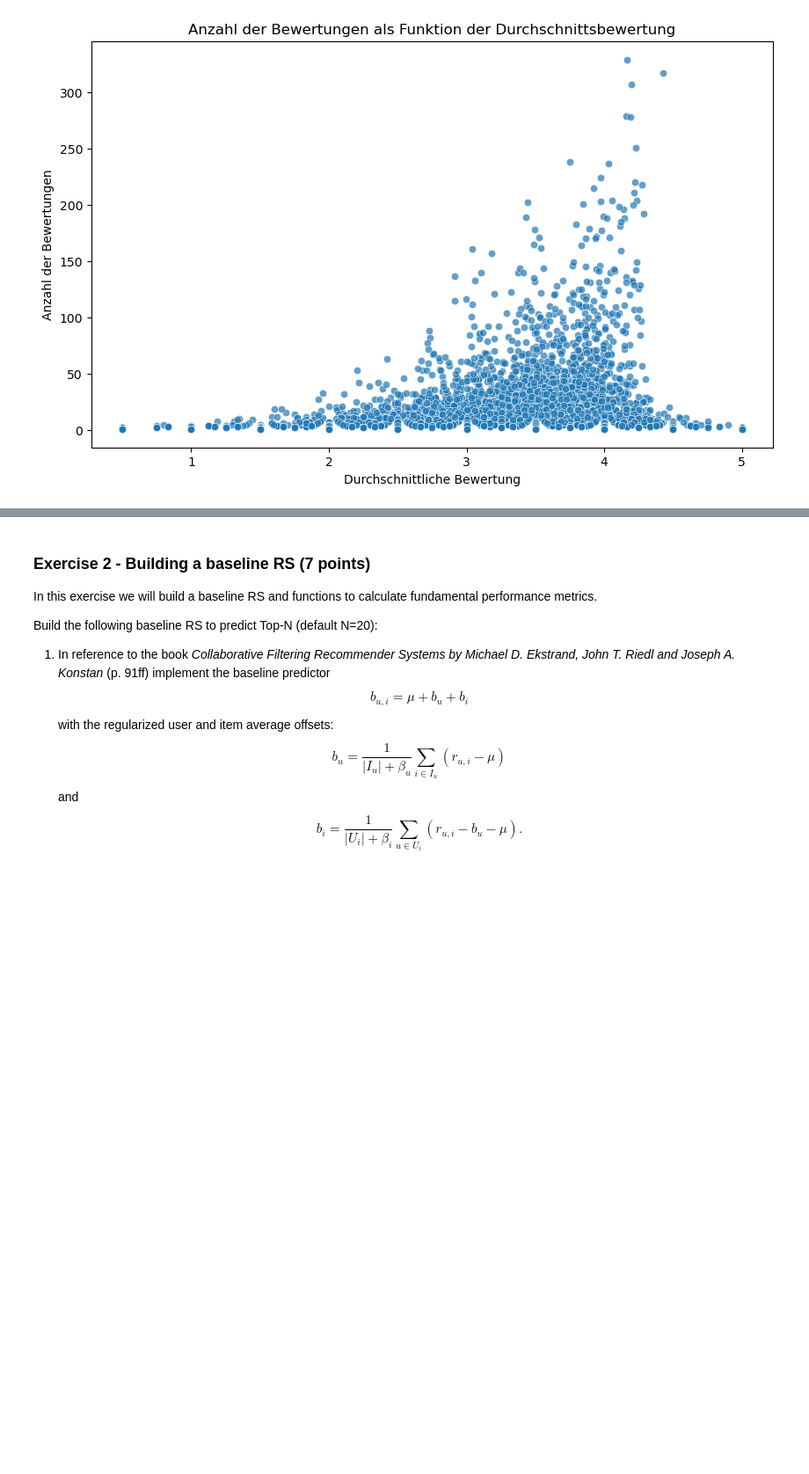
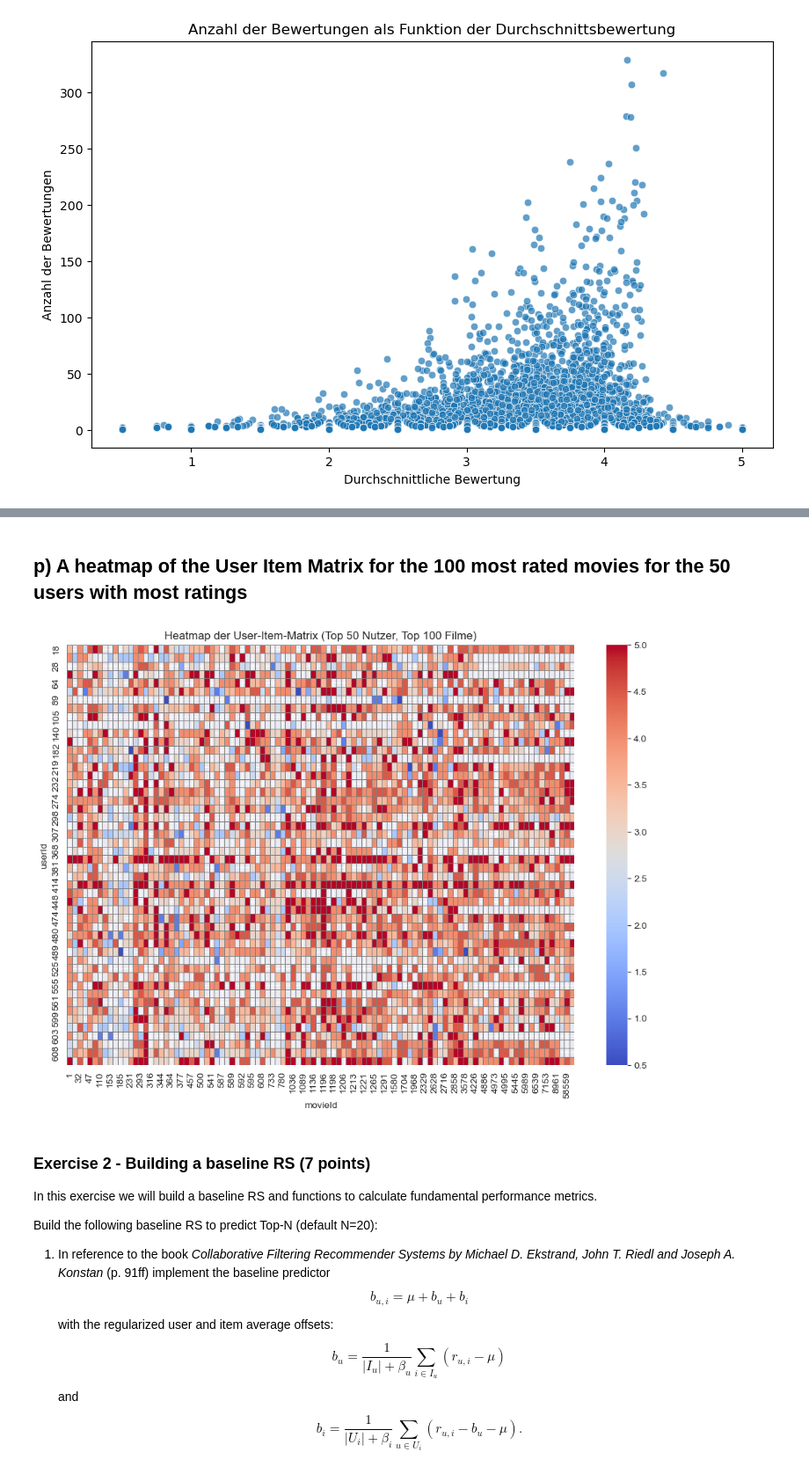
Before and after one commit to Tschoppsilas/RSY, a Jupyter notebook: RSY_MiniChallenge_FS25.ipynb, the cells around one changed output, grey strips where cells are left out. Shown at 88% size. Saved outputs shown, nothing was run; the diff lists cells and outputs as text; code cells hidden in the pictures; blank space fills up the shorter version.

```diff
--- a/RSY_MiniChallenge_FS25.ipynb
+++ b/RSY_MiniChallenge_FS25.ipynb
@@ -561,3 +580,26 @@ plt.show()
+# %% [markdown]
+## p) A heatmap of the User Item Matrix for the 100 most rated movies for the 50 users with most ratings
+# %%
+# 50 aktivste Nutzer (mit den meisten Bewertungen) ermitteln
+top_users = ratings['userId'].value_counts().head(50).index
+
+# 100 meistbewertete Filme ermitteln
+top_movies = ratings['movieId'].value_counts().head(100).index
+
+# User-Item-Matrix nur für diese Nutzer & Filme erstellen
+filtered_ratings = ratings[(ratings['userId'].isin(top_users)) & (ratings['movieId'].isin(top_movies))]
+user_item_matrix = filtered_ratings.pivot(index="userId", columns="movieId", values="rating")
+
+# Heatmap zeichnen
+plt.figure(figsize=(12, 8))
+sns.heatmap(user_item_matrix, cmap="coolwarm", linewidths=0.5, linecolor="gray")
+
+# Titel setzen
+plt.title("Heatmap der User-Item-Matrix (Top 50 Nutzer, Top 100 Filme)")
+
+plt.show()
+# %% [output]
+[figure, added]
 # %% [markdown]
 ### Exercise 2 - Building a baseline RS (7 points)
 In this exercise we will build a baseline RS and functions to calculate fundamental performance metrics.
```
Also changed, not shown: parts of 2 cells of this notebook.
